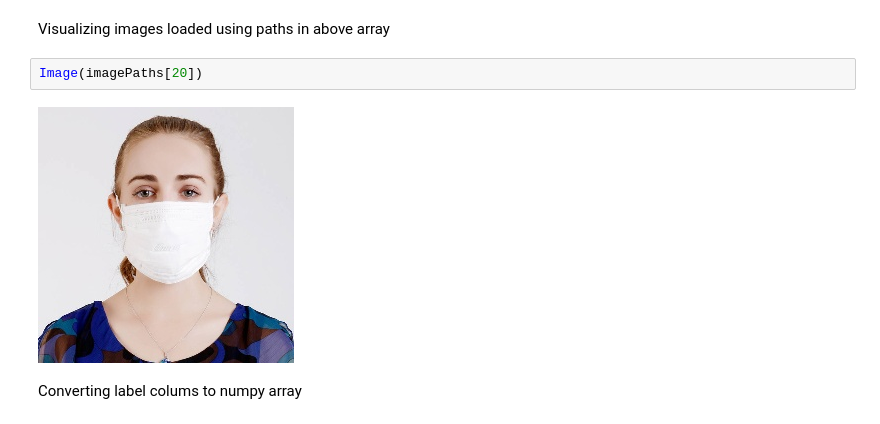
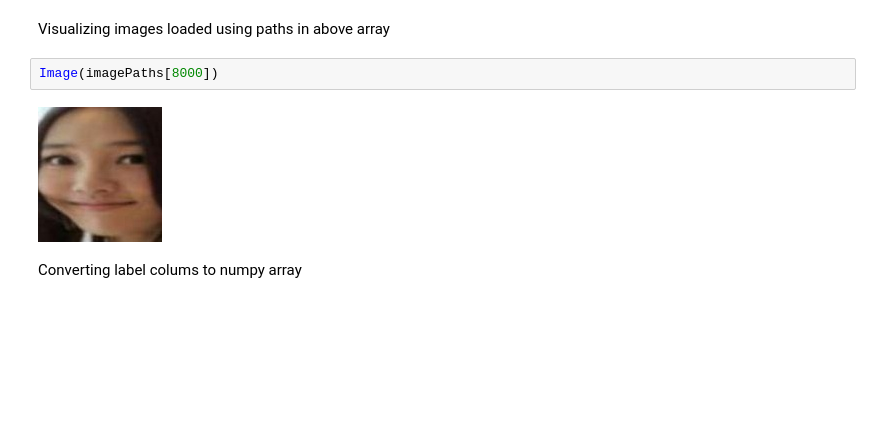
Before and after one commit to shinjinighosh/Mask-Manager, a Jupyter notebook: Medical_Mask_Detection.ipynb, the cells around one changed output. Cells and saved outputs as stored; diff of their text form; blank space fills up the shorter version.

```diff
--- a/Medical_Mask_Detection.ipynb
+++ b/Medical_Mask_Detection.ipynb
@@ -145,9 +150,9 @@ imagePaths[:10]
 # %% [markdown]
 Visualizing images loaded using paths in above array
 # %%
-Image(imagePaths[20])
+Image(imagePaths[8000])
 # %% [output]
-[figure, old version]
+[figure, new version]
 # %% [markdown]
 Converting label colums to numpy array
 # %%
```
Also changed, not shown: parts of 9 cells of this notebook.
